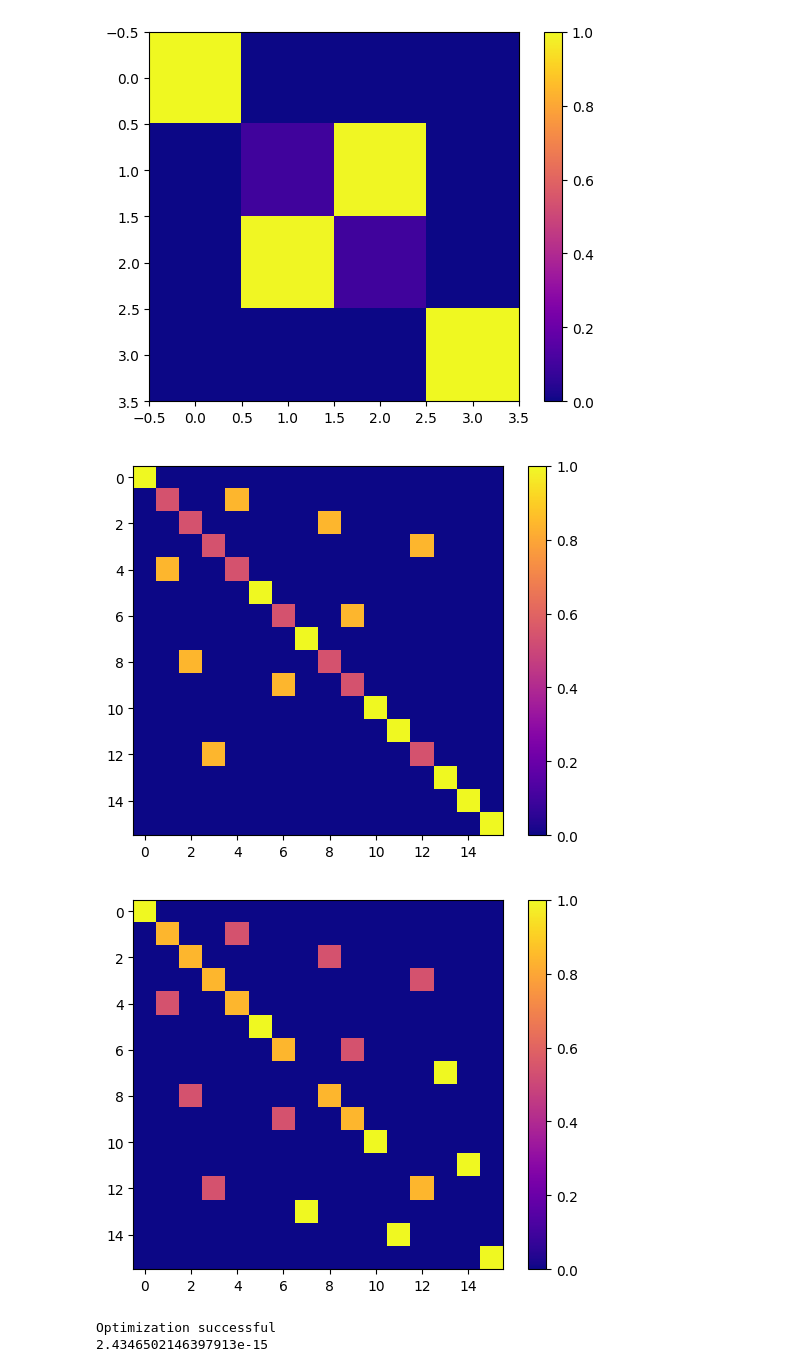
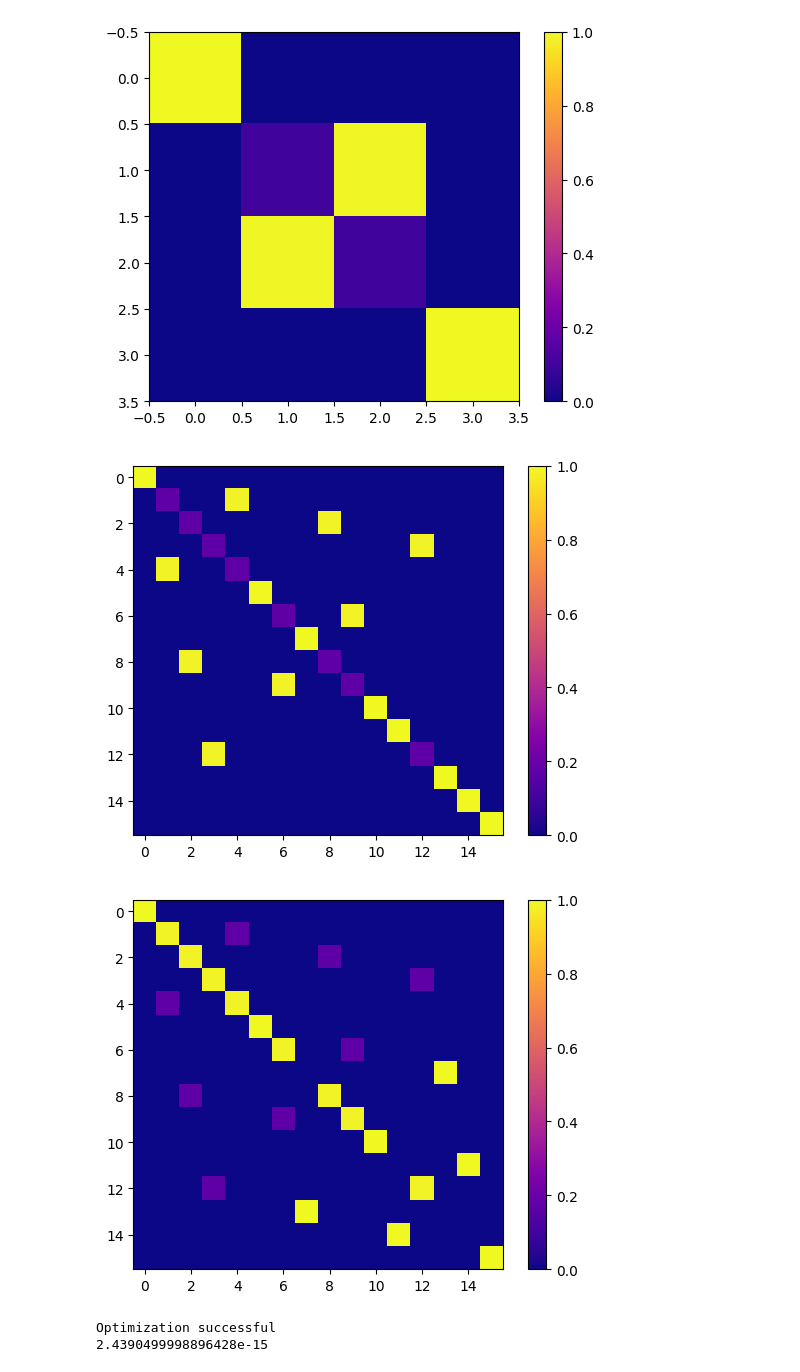
Before and after one commit to Ushakrhmn/Quantum-neutrino-Amol-Basu, a Jupyter notebook: SBN/3flavour_uij_swap.ipynb, the cells around one changed output. Cells and saved outputs as stored; diff of their text form; code cells hidden in the pictures.

```diff
--- a/SBN/3flavour_uij_swap.ipynb
+++ b/SBN/3flavour_uij_swap.ipynb
@@ -281,7 +281,7 @@ def nunu_interaction_p(qc, q, alpha, p):
     qc.rz(alpha + p[1], d)
     qc.cx(a, b)
     qc.cx(b, c)
-    qc.rz(alpha + p[2], c)
+    qc.rz(alpha + p[1], c)
     qc.cx(a, c)
     qc.rz(-alpha + p[0], c)
     qc.cx(a, d)
@@ -300,7 +300,7 @@ def nunu_interaction_p(qc, q, alpha, p):
     qc.cx(a, c)
 # %%
 # check that changing theta -> theta-np.pi/2 implements an extra SWAP
-theta = 0.5
+theta = 0.7
 qc = qk.QuantumCircuit(4)
 nunu_interaction(qc, [0, 1, 2, 3], theta)
 # qc.rxx(theta, 0, 1)
@@ -335,7 +335,7 @@ def objective(x):
     o = np.array(qk.quantum_info.Operator(qc)) * np.exp(1j*x[-1])
     return np.sum(np.abs(o - oswap)**2)
 
-x0 = np.zeros(4) + 0.1
+x0 = np.zeros(3) + 0.1
 
 res = sp.optimize.minimize(objective, x0, method='BFGS', tol=1e-6)
 
@@ -344,35 +344,35 @@ if res.success:
     print(objective(res.x))
 else:
     print('Optimization failed')
 
 x = res.x
 
 qc = qk.QuantumCircuit(4)
 nunu_interaction_p(qc, [0, 1, 2, 3], theta, x[0:-1])
 # qc.rxx(theta-np.pi/2, 0, 1)
 # qc.ryy(theta-np.pi/2, 0, 1)
 # qc.rzz(theta-np.pi/2, 0, 1)
 #display(qc.draw())
 op2 = np.array(qk.quantum_info.Operator(qc)) * np.exp(1j*x[-1])
 op2.real[abs(op2.real)<1e-13]=0
 op2.imag[abs(op2.imag)<1e-13]=0
 plt.imshow(np.abs(op2), cmap='plasma')
 plt.colorbar()
 plt.show()
 
 plt.imshow(np.abs(op2 - oswap), cmap='plasma')
 plt.colorbar()
 plt.show()
 
 np.set_printoptions(precision=3)
 print(op1)
 print(oswap)
 print(op2)
-np.set_printoptions(precision=8)
+np.set_printoptions(precision=20)
 
 print('x:', x / np.pi)
 # %% [output]
-[figure, old version]
+[figure, new version]
-[figure, old version]
+[figure, new version]
 Optimization successful
-2.4346502146397913e-15
+2.4390499998896428e-15
```
Also changed, not shown: parts of 2 cells of this notebook, 1 other file.
